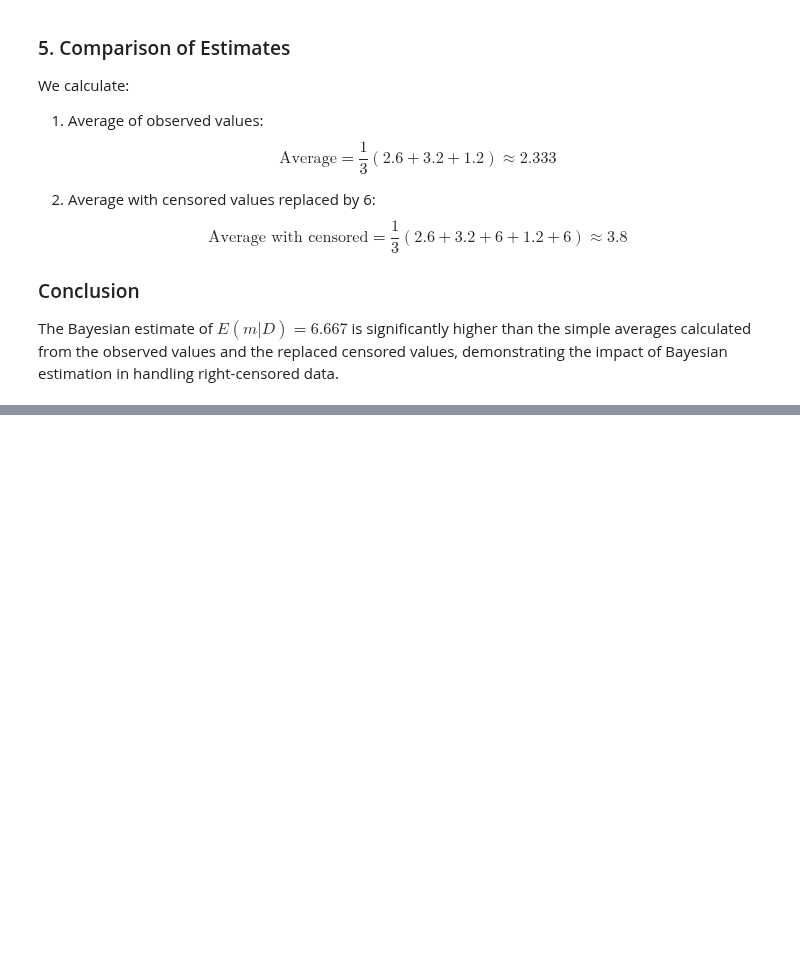
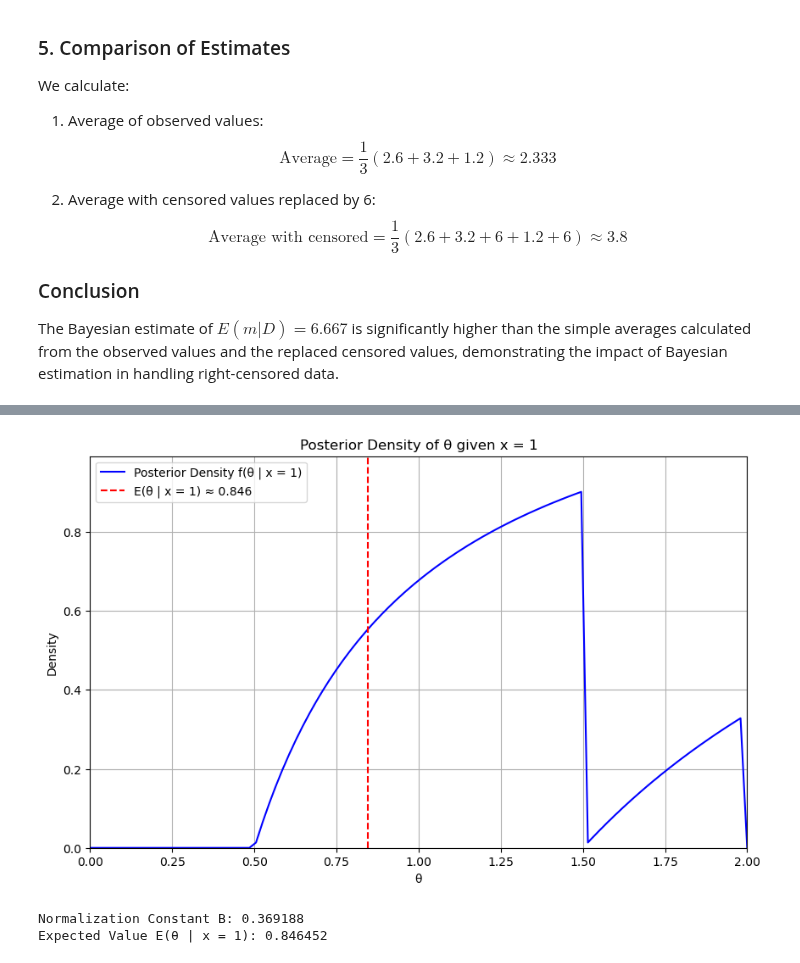
Before and after one commit to rocky115/DeepMythomatics, a Jupyter notebook: Sampling/Chapter-3/Saauntibaa_Saaguaan-1.ipynb, the cells around one changed output, grey strips where cells are left out. Drawn from its saved outputs; the diff is of its cells as text; code cells hidden in the pictures; blank space fills up the shorter version.

```diff
--- a/Sampling/Chapter-3/Saauntibaa_Saaguaan-1.ipynb
+++ b/Sampling/Chapter-3/Saauntibaa_Saaguaan-1.ipynb
@@ -211,0 +555,68 @@ The Bayesian estimate of $ E(m | D) = 6.667 $ is significantly higher than the s
+# %%
+import numpy as np
+import matplotlib.pyplot as plt
+from scipy.integrate import quad
+
+# Define the posterior density function
+def posterior_density(theta):
+    if 3/2 < theta < 2:
+        return (1 / (2 * theta)) * (theta - 3/2)
+    elif 1/2 < theta < 3/2:
+        return (1 / (2 * theta)) * (theta - 1/2)
+    elif 0 < theta < 1/2:
+        return 0
+    else:
+        return 0
+
+# Generate theta values for plotting
+theta_values = np.linspace(0, 2, 100)
+posterior_values = np.array([posterior_density(theta) for theta in theta_values])
+
+# Define the normalization constant B
+def normalization_constant():
+    # Integrate to find the area under the posterior density
+    B1, _ = quad(lambda theta: (theta - 1/2) / (2 * theta), 1/2, 3/2)
+    B2, _ = quad(lambda theta: (1 / (2 * theta)), 3/2, 2)
+    return B1 + B2
+
+B = normalization_constant()
+
+# Normalize the posterior density function
+def normalized_posterior_density(theta):
+    if 3/2 < theta < 2:
+        return (1 / B) * (1 / (2 * theta)) * (theta - 3/2)
+    elif 1/2 < theta < 3/2:
+        return (1 / B) * (1 / (2 * theta)) * (theta - 1/2)
+    else:
+        return 0
+
+# Generate normalized posterior values
+normalized_values = np.array([normalized_posterior_density(theta) for theta in theta_values])
+
+# Calculate the expected value E(θ | x = 1)
+def expected_value():
+    E1, _ = quad(lambda theta: theta * normalized_posterior_density(theta), 1/2, 3/2)
+    E2, _ = quad(lambda theta: theta * normalized_posterior_density(theta), 3/2, 2)
+    return E1 + E2
+
+E_theta_x1 = expected_value()
+
+# Plotting the posterior density
+plt.figure(figsize=(10, 6))
+plt.plot(theta_values, normalized_values, label='Posterior Density f(θ | x = 1)', color='blue')
+plt.axvline(E_theta_x1, color='red', linestyle='--', label=f'E(θ | x = 1) ≈ {E_theta_x1:.3f}')
+plt.title('Posterior Density of θ given x = 1')
+plt.xlabel('θ')
+plt.ylabel('Density')
+plt.xlim(0, 2)
+plt.ylim(0, np.max(normalized_values) * 1.1)
+plt.legend()
+plt.grid()
+plt.show()
+
+print(f'Normalization Constant B: {B:.6f}')
+print(f'Expected Value E(θ | x = 1): {E_theta_x1:.6f}')
+# %% [output]
+[figure, added]
+Normalization Constant B: 0.369188
+Expected Value E(θ | x = 1): 0.846452
```
Also changed, not shown: parts of 5 cells of this notebook.
